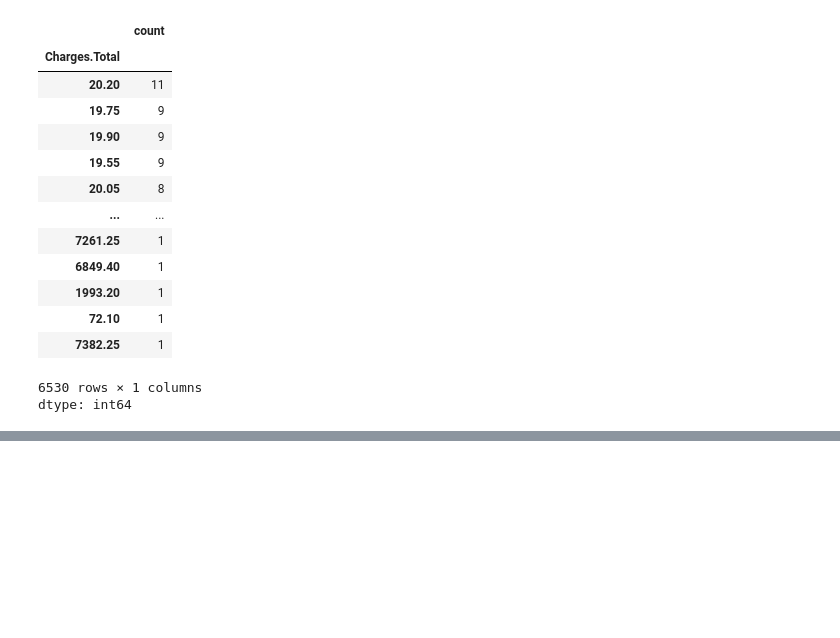
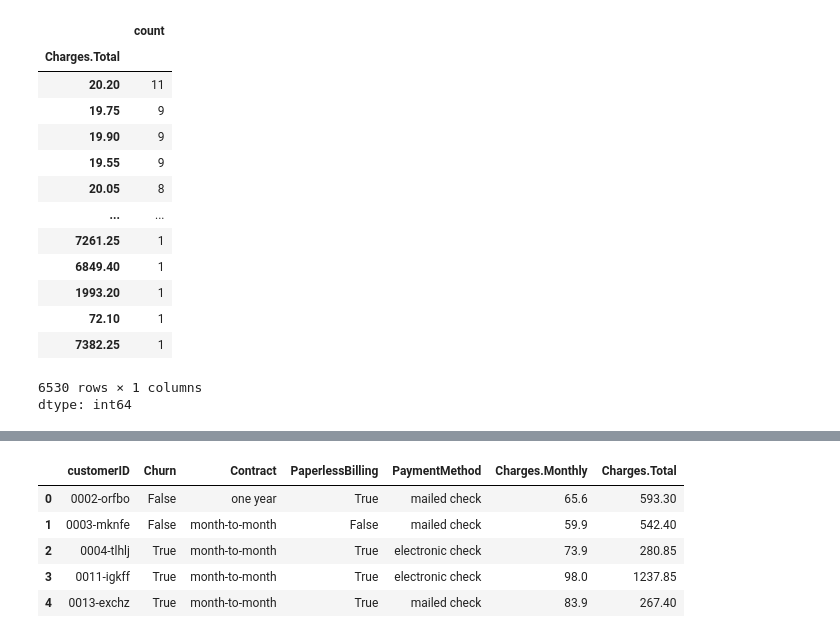
Before and after one commit to donosonahuel/alura-telecom, a Jupyter notebook: Alura_Challenge_Telecom_X.ipynb, the cells around one changed output, grey strips where cells are left out. Saved outputs shown, nothing was run; the diff lists cells and outputs as text; code cells hidden in the pictures; blank space fills up the shorter version.

```diff
--- a/Alura_Challenge_Telecom_X.ipynb
+++ b/Alura_Challenge_Telecom_X.ipynb
@@ -386,0 +489,4 @@ dtype: int64
+# %%
+# Rellenar los espacios vacios con 0 en la ultima columna "Charges.Total" ya que había 11 lugares vacios
+df_cuentas_telecom['Charges.Total'].fillna(0, inplace=True)
+print("✅ 'Charges.Total' normalizado a numérico y NaN rellenados con 0.")
@@ -386,0 +534,5 @@ dtype: int64
+# %%
+df_clientes_telecom['ID'] = df_clientes_telecom.index
+df_cuentas_telecom['ID'] = df_cuentas_telecom.index
+# %%
+df_telecom = pd.merge(df_clientes_telecom, df_cuentas_telecom, on='ID', how='inner')
@@ -386,0 +557,11 @@ dtype: int64
+# %%
+df_telecom.drop('ID', axis=1, inplace=True) # Si la quieres eliminar después de la fusión
+# %%
+df_telecom.head()
+# %% [output]
+|  | customerID | Churn | Contract | PaperlessBilling | PaymentMethod | Charges.Monthly | Charges.Total |
+| 0 | 0002-orfbo | False | one year | True | mailed check | 65.6 | 593.30 |
+| 1 | 0003-mknfe | False | month-to-month | False | mailed check | 59.9 | 542.40 |
+| 2 | 0004-tlhlj | True | month-to-month | True | electronic check | 73.9 | 280.85 |
+| 3 | 0011-igkff | True | month-to-month | True | electronic check | 98.0 | 1237.85 |
+| 4 | 0013-exchz | True | month-to-month | True | mailed check | 83.9 | 267.40 |
```
Also changed, not shown: parts of 35 cells of this notebook.
